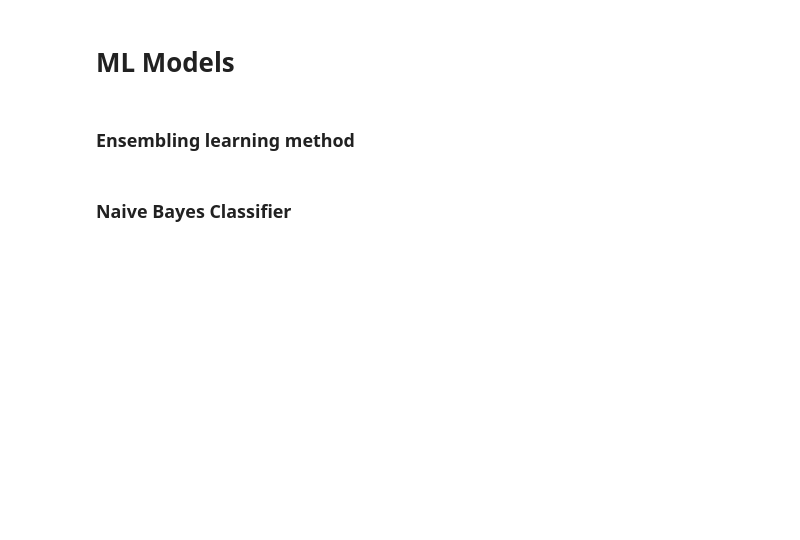
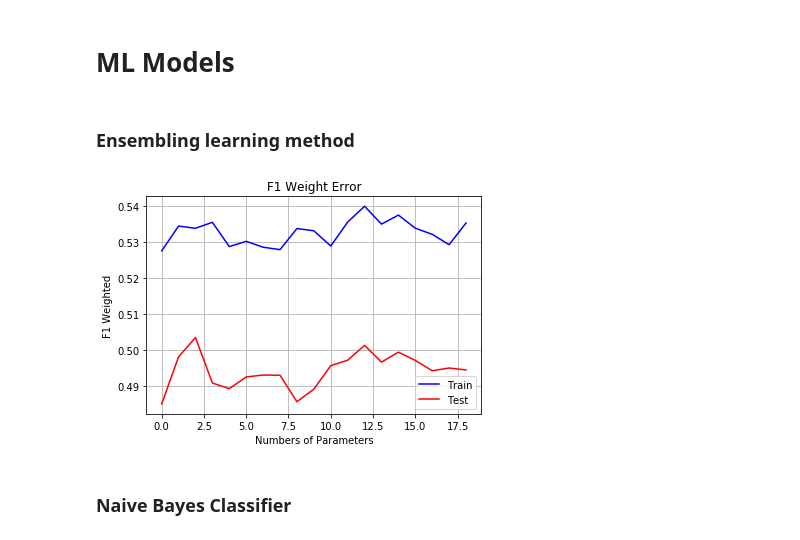
Before and after one commit to peteryph/Kaggle-Heart-Disease-UCI, a Jupyter notebook: UFC fight club.ipynb, the cells around one changed output. Saved outputs shown, nothing was run; the diff lists cells and outputs as text; code cells hidden in the pictures; blank space fills up the shorter version.

Commit message:
improve ML emsembling model method

```diff
--- a/UFC fight club.ipynb
+++ b/UFC fight club.ipynb
@@ -450,14 +454,14 @@ def Bagging(model, Train_X, Train_Y, Vail_X, Vail_Y):
     highest = 0
     coeff = 0
     rng = np.random.RandomState(1)
-    for i in range(1, 20):
-        Bagging_Model = BaggingClassifier(base_estimator= model, n_estimators = i, bootstrap=True, warm_start=False) #
-        Bagging_Model.fit(Train_X, Train_Y)
-        curr_score = Bagging_Model.score(Vail_X, Vail_Y)
-        if(highest < curr_score):
-            highest = curr_score
-            coeff = i
-    return coeff, highest
+    Bagging_Model = BaggingClassifier(base_estimator= model,  bootstrap=True, warm_start=False) #
+    train_scores, test_scores, coeff = CV(Bagging_Model, Train_X, Train_Y, "n_estimators", range(1, 20, 1))
+#         Bagging_Model.fit(Train_X, Train_Y)
+#         curr_score = Bagging_Model.score(Vail_X, Vail_Y)
+#         if(highest < curr_score):
+#             highest = curr_score
+#             coeff = i
+    return coeff, highest, train_scores, test_scores
 # %%
 # Adam boost for the model and return the best selection via given datasets
 def Ada_Model(model, Train_X, Train_Y, Vail_X, Vail_Y):
@@ -472,6 +476,25 @@ def Ada_Model(model, Train_X, Train_Y, Vail_X, Vail_Y):
             highest = curr_score
             coeff = i
     return coeff, highest
+# %%
+# Bagging Naive Bayes model
+coeff, highest, train_scores, test_scores = Bagging(NB, Train_X, Train_Y, Valid_X, Valid_Y)
+coeff, highest, train_scores, test_scores
+
+
+fig, ax = plt.subplots()
+ax.plot(train_scores, color = "blue", label = "Train")
+ax.plot(test_scores, color = "red", label = "Test")
+
+
+ax.set(xlabel='Numbers of Parameters', ylabel='F1 Weighted',
+       title='F1 Weight Error')
+ax.grid()
+plt.legend(loc='best')
+
+plt.show()
+# %% [output]
+[figure, added]
 # %%
 # GBDT(Gradient Boosting Decision Tree) for the model and return the best selection via given datasets
 
```
Also changed, not shown: parts of 5 cells of this notebook.
